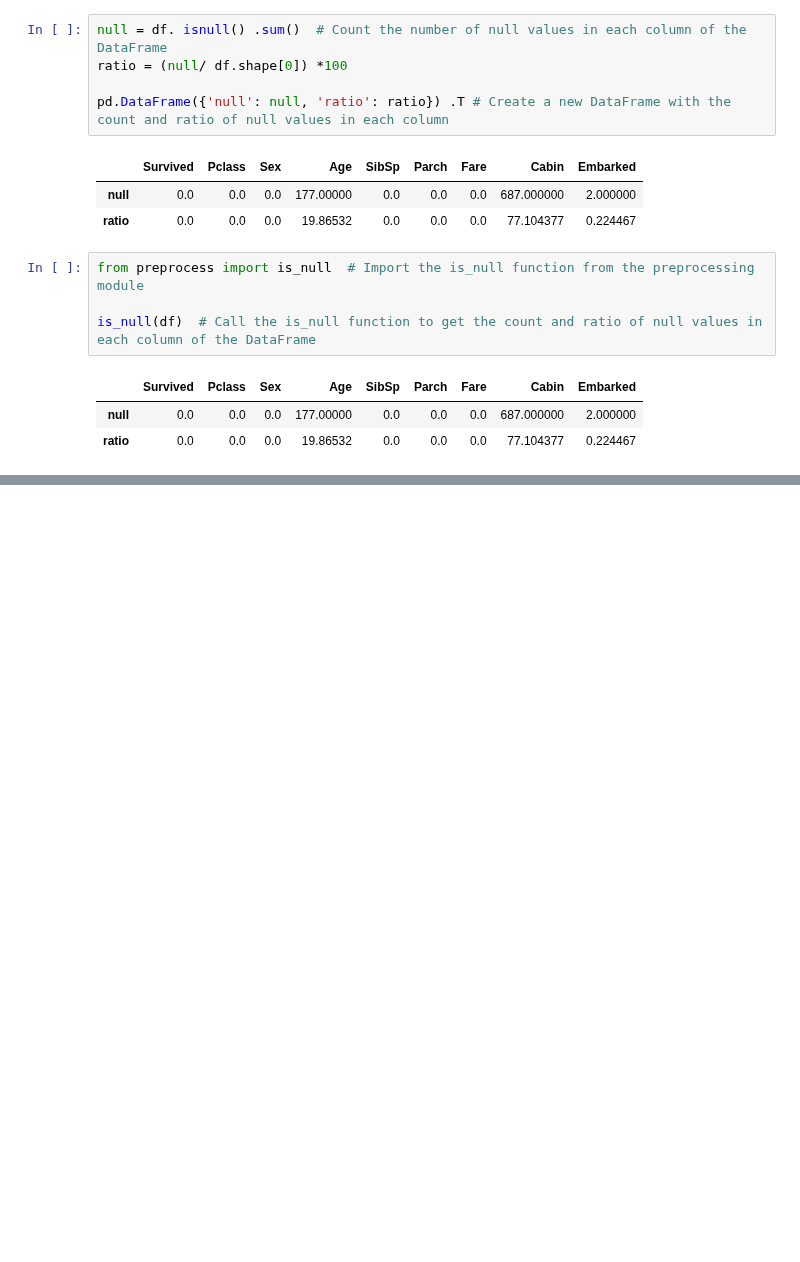
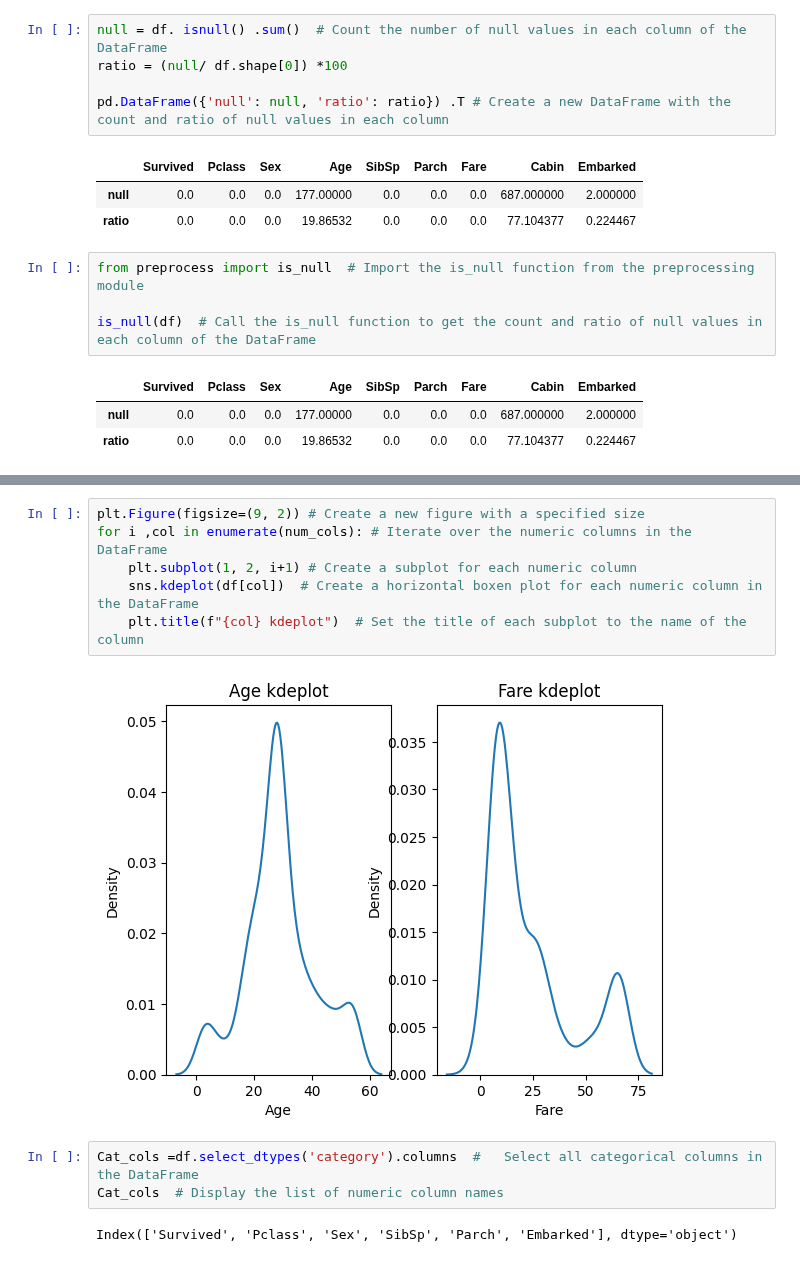
Before and after one commit to MohamedGamal-Ahmed/Ai_Amit_Diploma, a Jupyter notebook: Amit_82.ipynb, the cells around one changed output, grey strips where cells are left out. Cells and saved outputs as stored; diff of their text form; blank space fills up the shorter version.

```diff
--- a/Amit_82.ipynb
+++ b/Amit_82.ipynb
@@ -840,0 +950,13 @@ is_null(df)  # Call the is_null function to get the count and ratio of null valu
+# %%
+plt.Figure(figsize=(9, 2)) # Create a new figure with a specified size
+for i ,col in enumerate(num_cols): # Iterate over the numeric columns in the DataFrame
+    plt.subplot(1, 2, i+1) # Create a subplot for each numeric column
+    sns.kdeplot(df[col])  # Create a horizontal boxen plot for each numeric column in the DataFrame
+    plt.title(f"{col} kdeplot")  # Set the title of each subplot to the name of the column
+# %% [output]
+[figure, added]
+# %%
+Cat_cols =df.select_dtypes('category').columns  #   Select all categorical columns in the DataFrame
+Cat_cols  # Display the list of numeric column names
+# %% [output]
+Index(['Survived', 'Pclass', 'Sex', 'SibSp', 'Parch', 'Embarked'], dtype='object')
```
Also changed, not shown: parts of 41 cells of this notebook, 8 other files.
